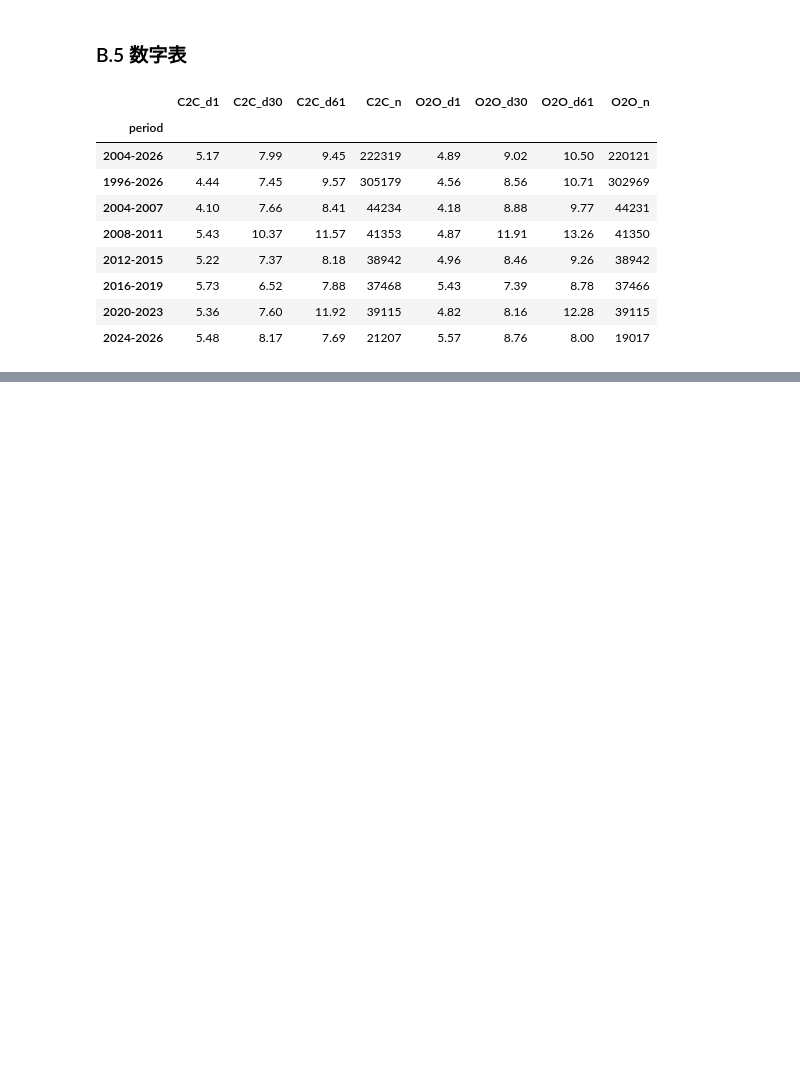
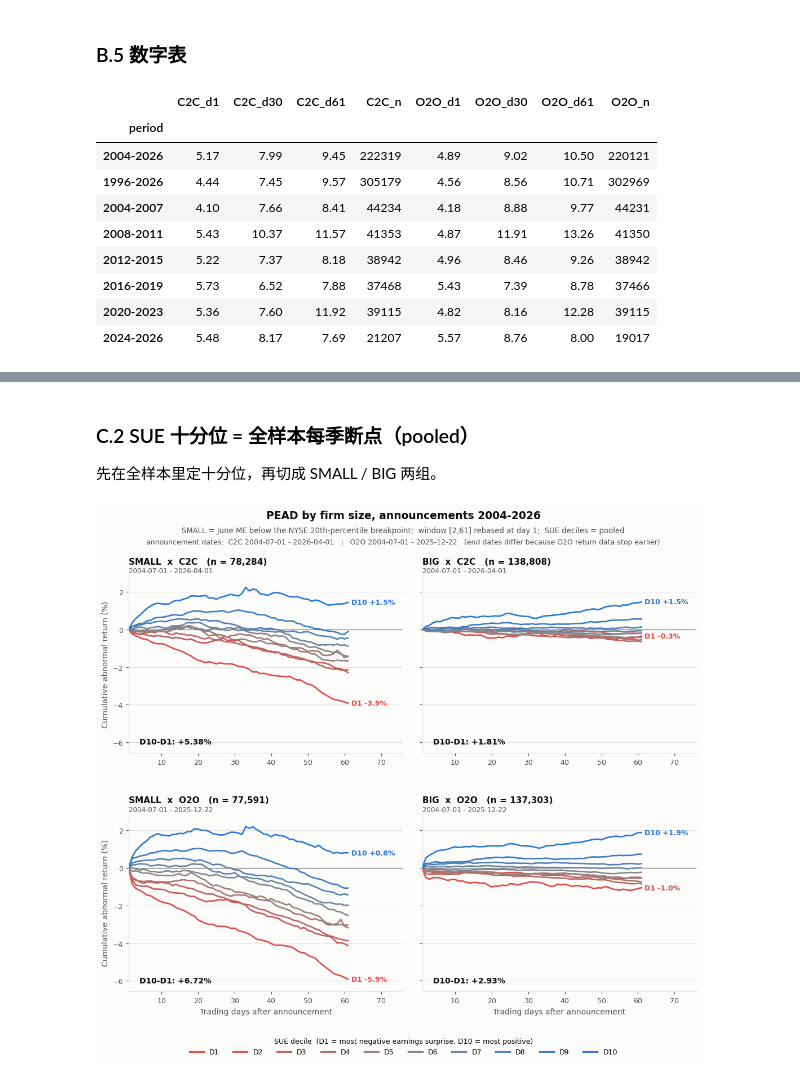
Before and after one commit to zan1029/PEAD_construction, a Jupyter notebook: PEAD分时段绘图.ipynb, the cells around one changed output, grey strips where cells are left out. Cells and saved outputs as stored; diff of their text form; code cells hidden in the pictures; blank space fills up the shorter version.

```diff
--- a/PEAD分时段绘图.ipynb
+++ b/PEAD分时段绘图.ipynb
@@ -534,0 +696,8 @@ display(table())
+# %% [markdown]
+### C.2 SUE 十分位 = 全样本每季断点（pooled）
+
+先在全样本里定十分位，再切成 SMALL / BIG 两组。
+# %%
+plot_size("pooled")
+# %% [output]
+[figure, added]
```
Also changed, not shown: parts of 8 cells of this notebook, 13 other files.
